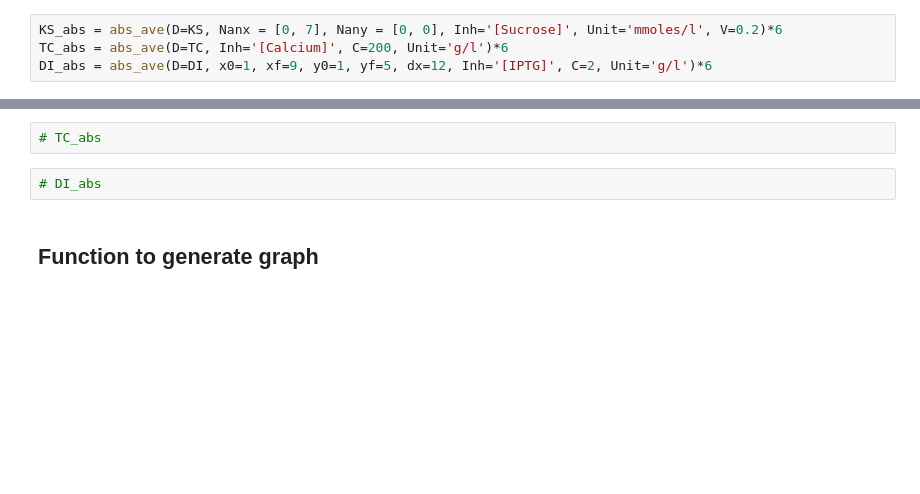
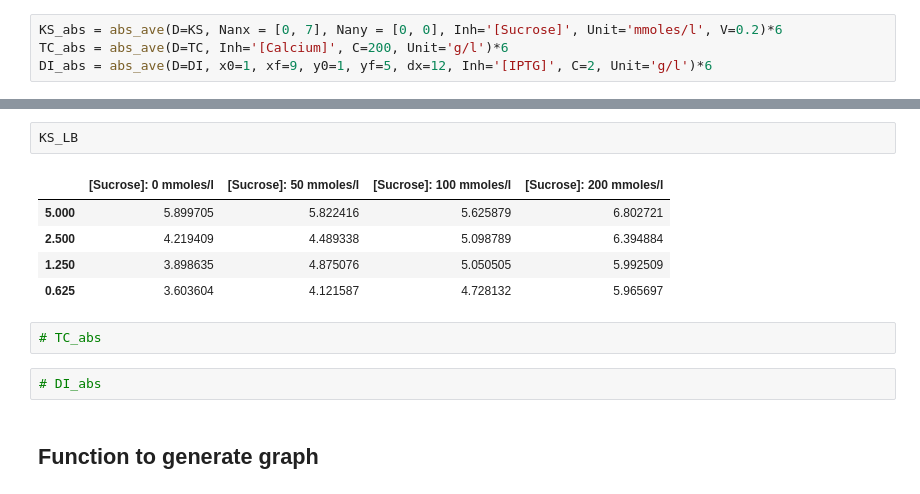
Before and after one commit to Kevinhykuo/UVic, a Jupyter notebook: Lab 6.ipynb, the cells around one changed output, grey strips where cells are left out. Drawn from its saved outputs; the diff is of its cells as text; blank space fills up the shorter version.

```diff
--- a/Lab 6.ipynb
+++ b/Lab 6.ipynb
@@ -77,3 +83,11 @@ DI_abs = abs_ave(D=DI, x0=1, xf=9, y0=1, yf=5, dx=12, Inh='[IPTG]', C=2, Unit='g
+# %%
+KS_LB
+# %% [output]
+|  | [Sucrose]: 0 mmoles/l | [Sucrose]: 50 mmoles/l | [Sucrose]: 100 mmoles/l | [Sucrose]: 200 mmoles/l |
+| 5.000 | 5.899705 | 5.822416 | 5.625879 | 6.802721 |
+| 2.500 | 4.219409 | 4.489338 | 5.098789 | 6.394884 |
+| 1.250 | 3.898635 | 4.875076 | 5.050505 | 5.992509 |
+| 0.625 | 3.603604 | 4.121587 | 4.728132 | 5.965697 |
 # %%
 # TC_abs
 # %%
```
Also changed, not shown: parts of 5 cells of this notebook.
